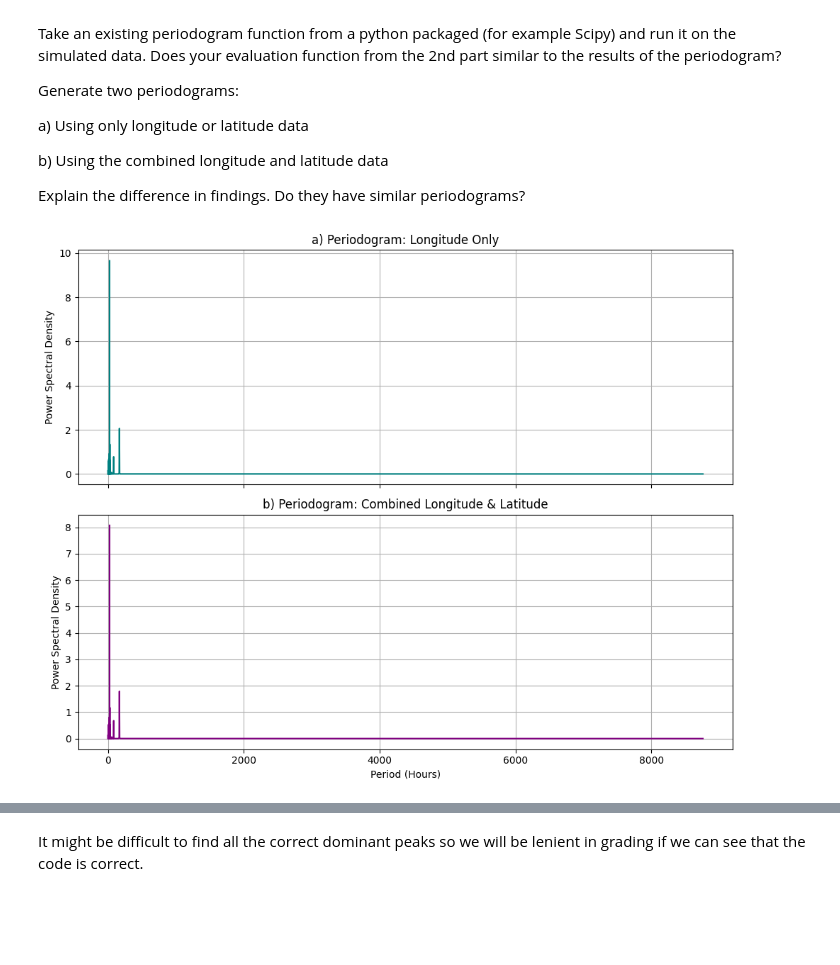
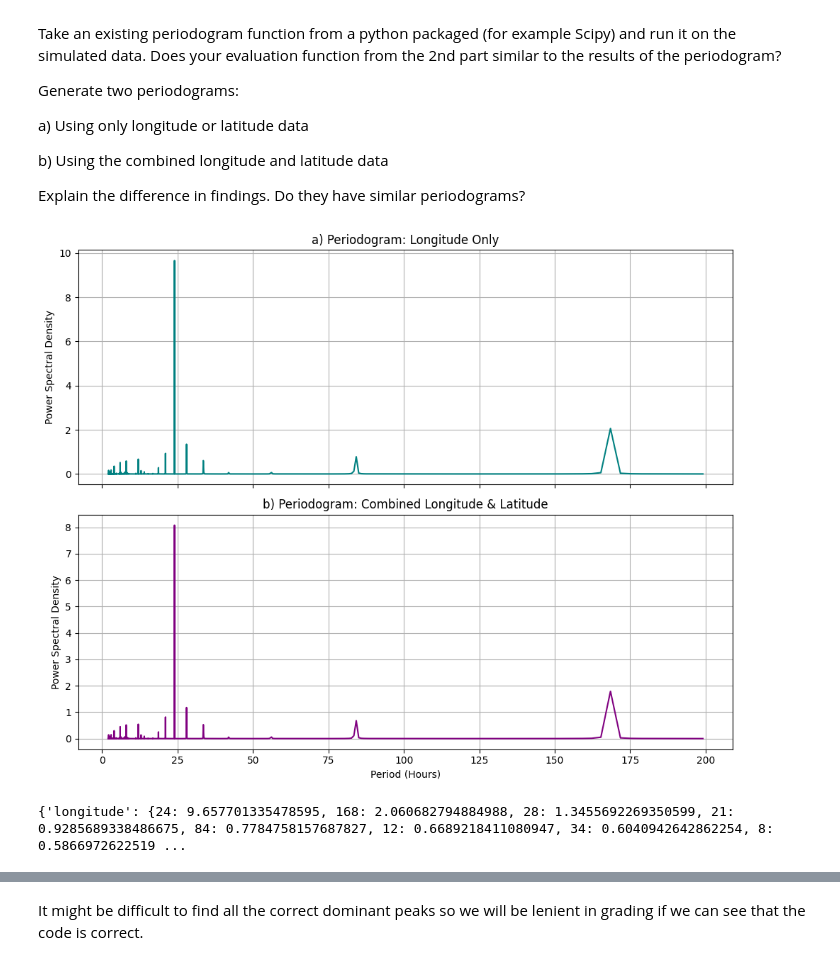
Before and after one commit to M4ngA-Coen4V/Assignment1, a Jupyter notebook: Assignment1_Exercises.ipynb, the cells around one changed output, grey strips where cells are left out. Saved outputs shown, nothing was run; the diff lists cells and outputs as text; code cells hidden in the pictures; blank space fills up the shorter version.

```diff
--- a/Assignment1_Exercises.ipynb
+++ b/Assignment1_Exercises.ipynb
@@ -309,37 +318,34 @@ def generate_periodograms(result_df):
 
     freqs_lon, psd_lon = periodogram(lon_data, fs=fs)
     freqs_comb, psd_comb = periodogram(combined_data, fs=fs)
 
     #convert frequencies to periods in hours
     with np.errstate(divide='ignore'):
         periods_lon = np.where(freqs_lon > 0, 1.0 / freqs_lon, np.inf)
         periods_comb = np.where(freqs_comb > 0, 1.0 / freqs_comb, np.inf)
 
     #plotting
     fig, axes = plt.subplots(2, 1, figsize=(10, 8), sharex=True)
+    max_plot_period = 200
 
-    # Limit plot to focus on periods up to 30 days (720 hours) for clarity
-    max_plot_period = 8760
-
-    # Plot A: Longitude/Latitude
+    #plot Longitude
     mask_lon = (periods_lon <= max_plot_period) & (periods_lon > 1)
     axes[0].plot(periods_lon[mask_lon], psd_lon[mask_lon], color='teal')
     axes[0].set_title("a) Periodogram: Longitude Only")
     axes[0].set_ylabel("Power Spectral Density")
     axes[0].grid(True)
 
-    # Plot B: Combined Data
+    #plot Combined Data
     mask_comb = (periods_comb <= max_plot_period) & (periods_comb > 1)
     axes[1].plot(periods_comb[mask_comb], psd_comb[mask_comb], color='purple')
     axes[1].set_title("b) Periodogram: Combined Longitude & Latitude")
     axes[1].set_xlabel("Period (Hours)")
     axes[1].set_ylabel("Power Spectral Density")
     axes[1].grid(True)
 
     plt.tight_layout()
     plt.show()
 
-# Run it with your dataframe
 generate_periodograms(result_df)
 # %% [output]
-[figure, old version]
+[figure, new version]
@@ -359,0 +391,4 @@ def periodogram_periodicity(simulated_data):
+# %%
+print(periodogram_periodicity(result_df))
+# %% [output]
+{'longitude': {24: 9.657701335478595, 168: 2.060682794884988, 28: 1.3455692269350599, 21: 0.9285689338486675, 84: 0.7784758157687827, 12: 0.6689218411080947, 34: 0.6040942642862254, 8: 0.5866972622519 ...
```
Also changed, not shown: parts of 13 cells of this notebook.
